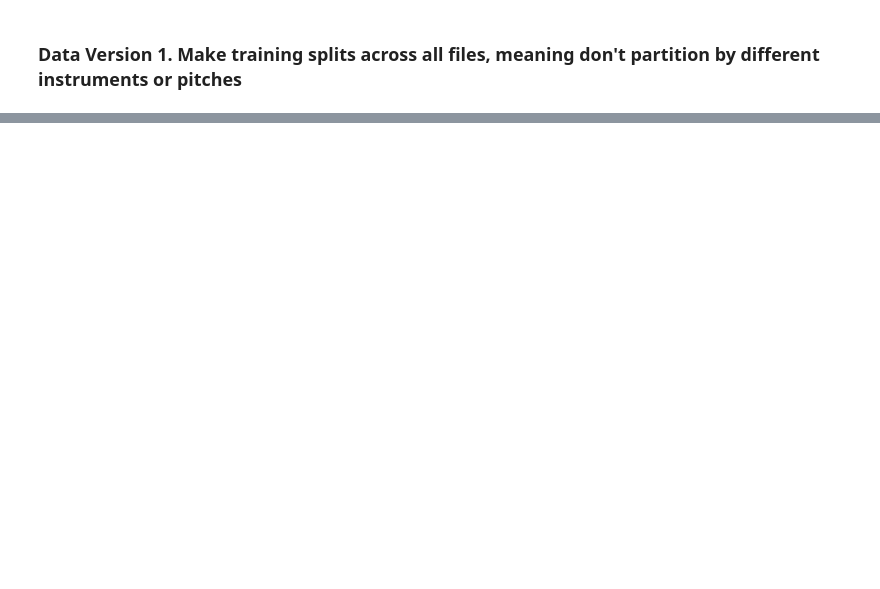
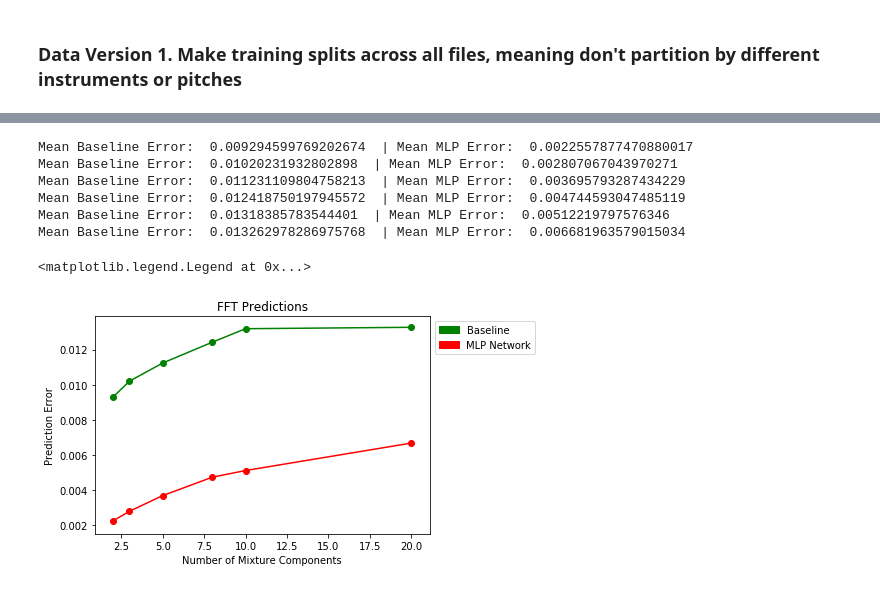
Before and after one commit to jrgillick/audio-feature-forecasting, a Jupyter notebook: src/Explore.ipynb, the cells around one changed output, grey strips where cells are left out. Drawn from its saved outputs; the diff is of its cells as text; code cells hidden in the pictures; blank space fills up the shorter version.

```diff
--- a/src/Explore.ipynb
+++ b/src/Explore.ipynb
@@ -110,0 +458,19 @@ test_files = all_wav_files[split_2:]
+# %%
+# Train models to predict FFT from FFT
+
+fft_mlp_models = defaultdict(None)
+
+# Train a separate model for each number of components
+for m in mixture_values:
+    print("Training model for %d components" % (m))
+    fft_mlp_models[m] = fft_to_fft_model(m)
+
+    X_train = get_fft_inputs(train_mixture_datasets[m], train_weighted_ffts)
+    y_train = get_fft_mix_targets(train_mixture_datasets[m])
+
+    X_dev = get_fft_inputs(dev_mixture_datasets[m], dev_weighted_ffts)
+    y_dev = get_fft_mix_targets(dev_mixture_datasets[m])
+
+    epochs = 50
+    for e in tqdm(range(epochs)):
+        fft_mlp_models[m].fit(X_train, y_train, validation_data=[X_dev, y_dev], batch_size=200, verbose=False)
@@ -110,0 +514,42 @@ test_files = all_wav_files[split_2:]
+# %%
+# Compute "True" FFT error on dev data
+baseline_errors_per_dataset = []
+mlp_errors_per_dataset = []
+
+for m in mixture_values:
+    dev_mix_ffts = dev_mixture_datasets[m]['mix_ffts']
+    baseline_predictions = make_baseline_predictions(dev_mix_ffts, dev_mixture_datasets[m]['components'])
+    dev_mixture_datasets[m]['baseline_predicted_mix_ffts'] = dev_mix_ffts
+    baseline_errors = get_errors(dev_mix_ffts, baseline_predictions)
+    baseline_errors_per_dataset.append(baseline_errors)
+
+    X_dev = get_fft_inputs(dev_mixture_datasets[m], dev_weighted_ffts)
+    mlp_predictions = fft_mlp_models[m].predict(X_dev, batch_size=200)
+    mlp_errors = get_errors(dev_mix_ffts, mlp_predictions)
+    mlp_errors_per_dataset.append(mlp_errors)
+
+    print("Mean Baseline Error: ", np.mean(baseline_errors), " | Mean MLP Error: ", np.mean(mlp_errors))
+    #_ = plt.hist(errors, bins=50)
+
+plt.title("FFT Predictions")
+plt.xlabel("Number of Mixture Components")
+plt.ylabel("Prediction Error")
+
+_ = plt.plot(mixture_values, [np.mean(e) for e in baseline_errors_per_dataset], c = 'g')
+_ = plt.scatter(mixture_values, [np.mean(e) for e in baseline_errors_per_dataset], c = 'g')
+
+_ = plt.plot(mixture_values, [np.mean(e) for e in mlp_errors_per_dataset], c = 'r')
+_ = plt.scatter(mixture_values, [np.mean(e) for e in mlp_errors_per_dataset], c = 'r')
+
+handles = [mpatches.Patch(color='g',label='Baseline'),
+           mpatches.Patch(color='r',label='MLP Network')]
+plt.legend(bbox_to_anchor=(1, 1),handles=handles)
+# %% [output]
+Mean Baseline Error:  0.009294599769202674  | Mean MLP Error:  0.0022557877470880017
+Mean Baseline Error:  0.01020231932802898  | Mean MLP Error:  0.002807067043970271
+Mean Baseline Error:  0.011231109804758213  | Mean MLP Error:  0.003695793287434229
+Mean Baseline Error:  0.012418750197945572  | Mean MLP Error:  0.004744593047485119
+Mean Baseline Error:  0.01318385783544401  | Mean MLP Error:  0.00512219797576346
+Mean Baseline Error:  0.013262978286975768  | Mean MLP Error:  0.006681963579015034
+<matplotlib.legend.Legend at 0x...>
+[figure, added]
```
Also changed, not shown: parts of 80 cells of this notebook.
